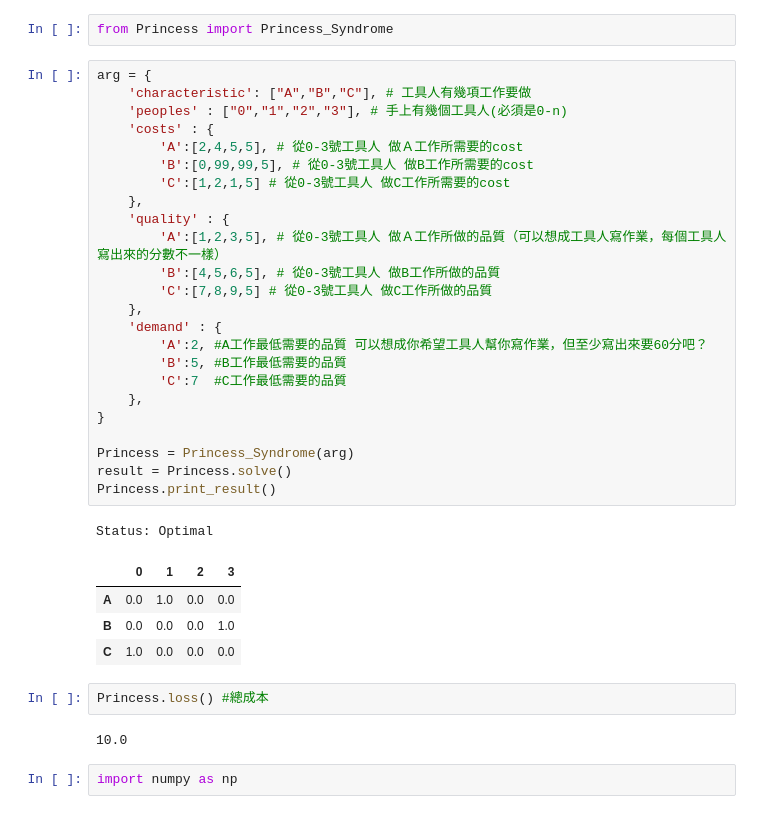
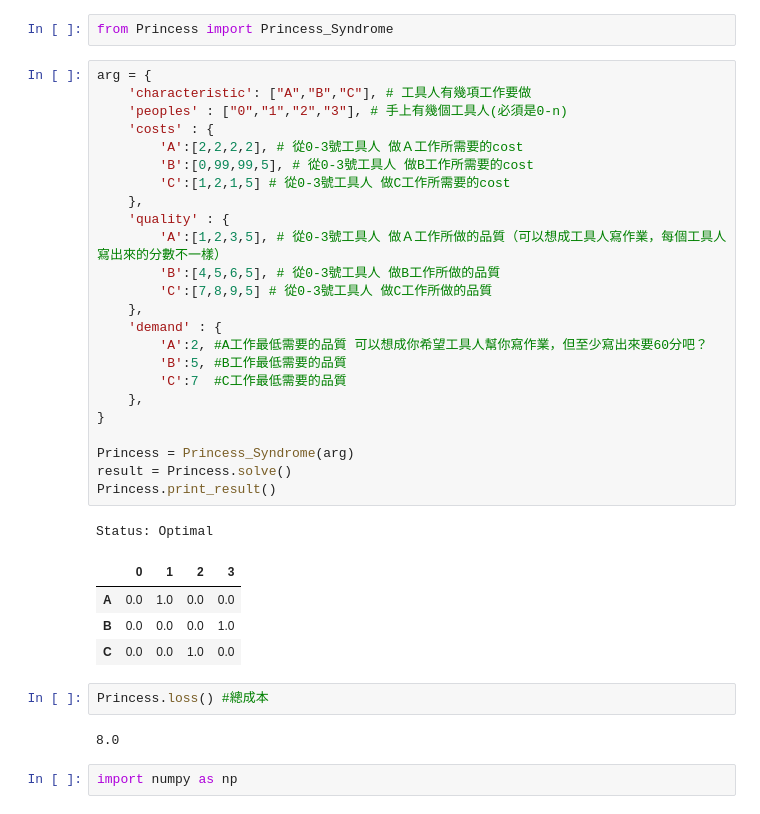
Before and after one commit to Zames-Chang/Princess_Syndrome, a Jupyter notebook: example.ipynb, the cells around one changed output. Saved outputs shown, nothing was run; the diff lists cells and outputs as text.

```diff
--- a/example.ipynb
+++ b/example.ipynb
@@ -3,37 +3,37 @@ from Princess import Princess_Syndrome
 # %%
 arg = {
     'characteristic': ["A","B","C"], # 工具人有幾項工作要做
     'peoples' : ["0","1","2","3"], # 手上有幾個工具人(必須是0-n)
     'costs' : {
-        'A':[2,4,5,5], # 從0-3號工具人 做Ａ工作所需要的cost
+        'A':[2,2,2,2], # 從0-3號工具人 做Ａ工作所需要的cost
         'B':[0,99,99,5], # 從0-3號工具人 做B工作所需要的cost
         'C':[1,2,1,5] # 從0-3號工具人 做C工作所需要的cost
     },
     'quality' : {
         'A':[1,2,3,5], # 從0-3號工具人 做Ａ工作所做的品質（可以想成工具人寫作業，每個工具人寫出來的分數不一樣）
         'B':[4,5,6,5], # 從0-3號工具人 做B工作所做的品質
         'C':[7,8,9,5] # 從0-3號工具人 做C工作所做的品質
     },
     'demand' : {
         'A':2, #A工作最低需要的品質 可以想成你希望工具人幫你寫作業，但至少寫出來要60分吧？
         'B':5, #B工作最低需要的品質
         'C':7  #C工作最低需要的品質
     },
 }
 
 Princess = Princess_Syndrome(arg)
 result = Princess.solve()
 Princess.print_result()
 # %% [output]
 Status: Optimal
 |  | 0 | 1 | 2 | 3 |
 | A | 0.0 | 1.0 | 0.0 | 0.0 |
 | B | 0.0 | 0.0 | 0.0 | 1.0 |
-| C | 1.0 | 0.0 | 0.0 | 0.0 |
+| C | 0.0 | 0.0 | 1.0 | 0.0 |
 # %%
 Princess.loss() #總成本
 # %% [output]
-10.0
+8.0
 # %%
 import numpy as np
 # %%
```
Also changed, not shown: parts of 7 cells of this notebook.
